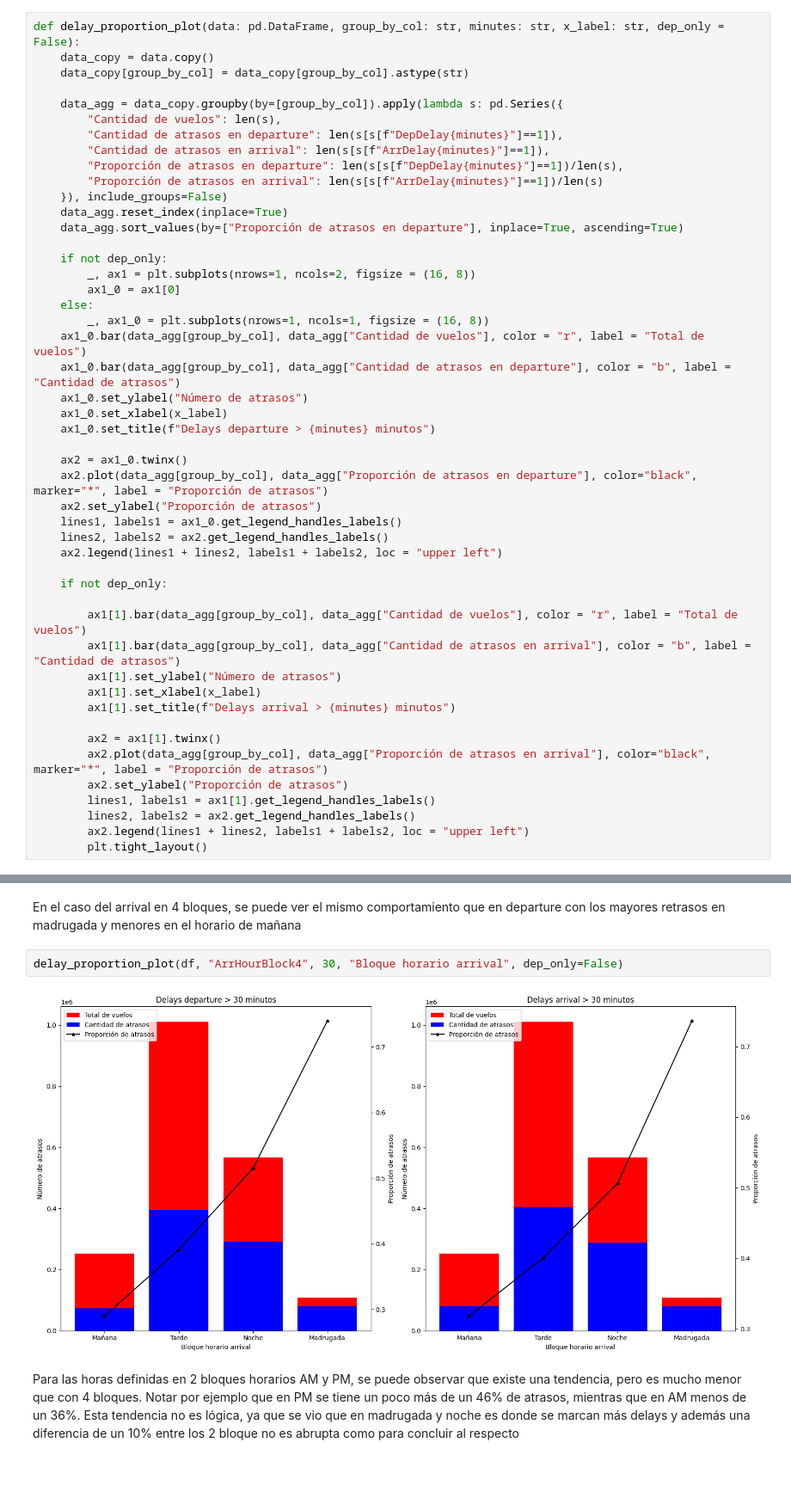
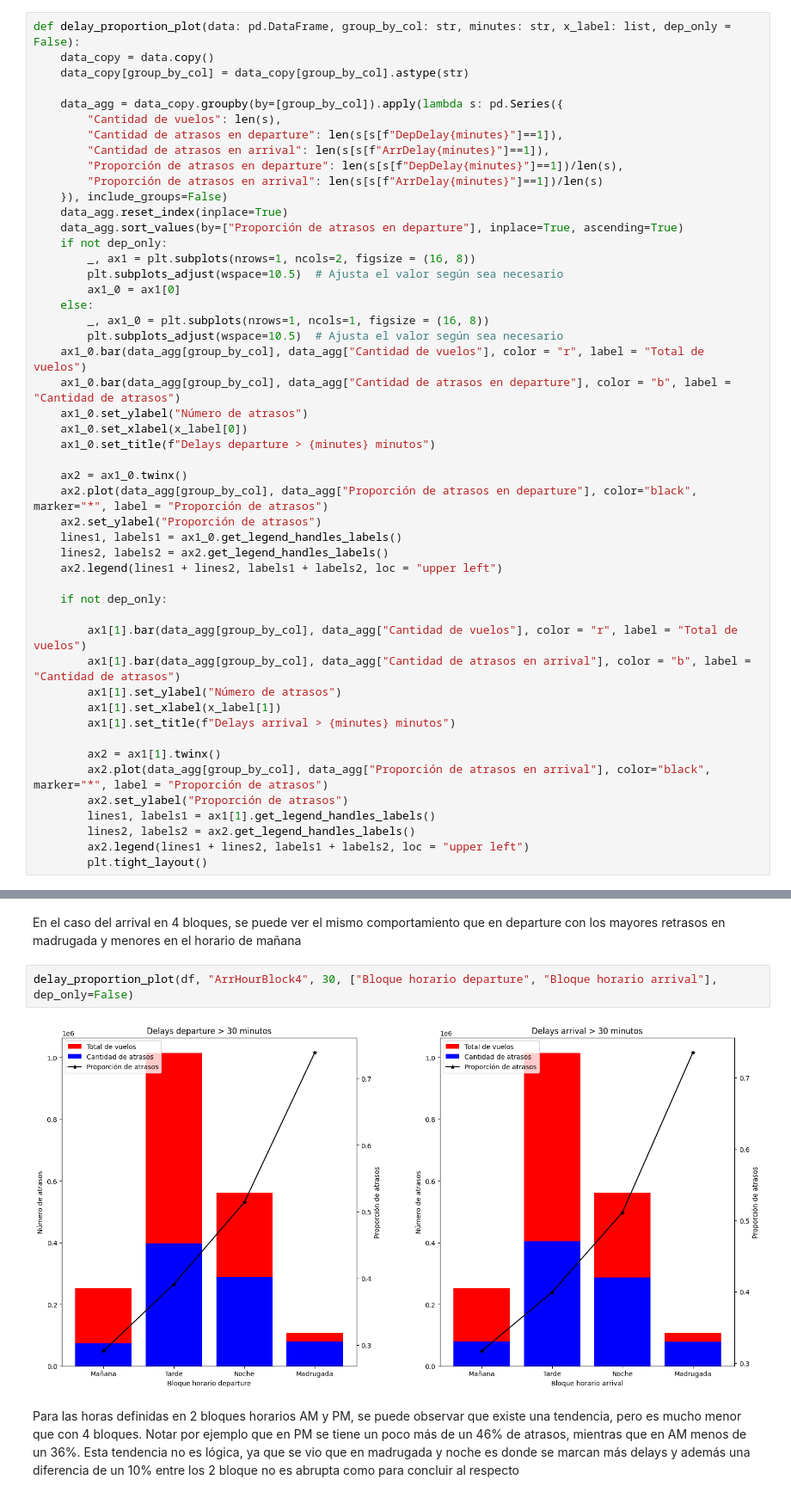
Before and after one commit to gabalvarezmc/AnalisisDatos_T1, a Jupyter notebook: 03_Visualizaciones.ipynb, the cells around one changed output, grey strips where cells are left out. Shown at 86% size. Saved outputs shown, nothing was run; the diff lists cells and outputs as text; blank space fills up the shorter version.

Commit message:
fix función visualización eje mal rotulado

```diff
--- a/03_Visualizaciones.ipynb
+++ b/03_Visualizaciones.ipynb
@@ -83,7 +83,7 @@ Para las variables binarias definidas sobre los delays, ser irán viendo sus pro
 
 Se define un gráfico en el cual se puedan visualizar las proporciones de retrasos (según las variables binarias definidas anteriormente) agrupadas en cualquier otra variable categórica
 # %%
-def delay_proportion_plot(data: pd.DataFrame, group_by_col: str, minutes: str, x_label: str, dep_only = False):
+def delay_proportion_plot(data: pd.DataFrame, group_by_col: str, minutes: str, x_label: list, dep_only = False):
     data_copy = data.copy()
     data_copy[group_by_col] = data_copy[group_by_col].astype(str)
 
@@ -96,16 +96,17 @@ def delay_proportion_plot(data: pd.DataFrame, group_by_col: str, minutes: str, x
     }), include_groups=False)
     data_agg.reset_index(inplace=True)
     data_agg.sort_values(by=["Proporción de atrasos en departure"], inplace=True, ascending=True)
-
     if not dep_only:
         _, ax1 = plt.subplots(nrows=1, ncols=2, figsize = (16, 8))
+        plt.subplots_adjust(wspace=10.5)  # Ajusta el valor según sea necesario
         ax1_0 = ax1[0]
     else:
         _, ax1_0 = plt.subplots(nrows=1, ncols=1, figsize = (16, 8))
+        plt.subplots_adjust(wspace=10.5)  # Ajusta el valor según sea necesario
     ax1_0.bar(data_agg[group_by_col], data_agg["Cantidad de vuelos"], color = "r", label = "Total de vuelos")
     ax1_0.bar(data_agg[group_by_col], data_agg["Cantidad de atrasos en departure"], color = "b", label = "Cantidad de atrasos")
     ax1_0.set_ylabel("Número de atrasos")
-    ax1_0.set_xlabel(x_label)
+    ax1_0.set_xlabel(x_label[0])
     ax1_0.set_title(f"Delays departure > {minutes} minutos")
 
     ax2 = ax1_0.twinx()
@@ -120,7 +121,7 @@ def delay_proportion_plot(data: pd.DataFrame, group_by_col: str, minutes: str, x
         ax1[1].bar(data_agg[group_by_col], data_agg["Cantidad de vuelos"], color = "r", label = "Total de vuelos")
         ax1[1].bar(data_agg[group_by_col], data_agg["Cantidad de atrasos en arrival"], color = "b", label = "Cantidad de atrasos")
         ax1[1].set_ylabel("Número de atrasos")
-        ax1[1].set_xlabel(x_label)
+        ax1[1].set_xlabel(x_label[1])
         ax1[1].set_title(f"Delays arrival > {minutes} minutos")
 
         ax2 = ax1[1].twinx()
@@ -154,9 +155,9 @@ delay_proportion_plot(df, "DepHourBlock4", 30, "Bloque horario departure", dep_o
 # %% [markdown]
 En el caso del arrival en 4 bloques, se puede ver el mismo comportamiento que en departure con los mayores retrasos en madrugada y menores en el horario de mañana
 # %%
-delay_proportion_plot(df, "ArrHourBlock4", 30, "Bloque horario arrival", dep_only=False)
+delay_proportion_plot(df, "ArrHourBlock4", 30, ["Bloque horario departure", "Bloque horario arrival"], dep_only=False)
 # %% [output]
-[figure, old version]
+[figure, new version]
 # %% [markdown]
 Para las horas definidas en 2 bloques horarios AM y PM, se puede observar que existe una tendencia, pero es mucho menor que con 4 bloques. Notar por ejemplo que en PM se tiene un poco más de un 46% de atrasos, mientras que en AM menos de un 36%. Esta tendencia no es lógica, ya que se vio que en madrugada y noche es donde se marcan más delays y además una diferencia de un 10% entre los 2 bloque no es abrupta como para concluir al respecto
 # %%
```
Also changed, not shown: parts of 13 cells of this notebook.
